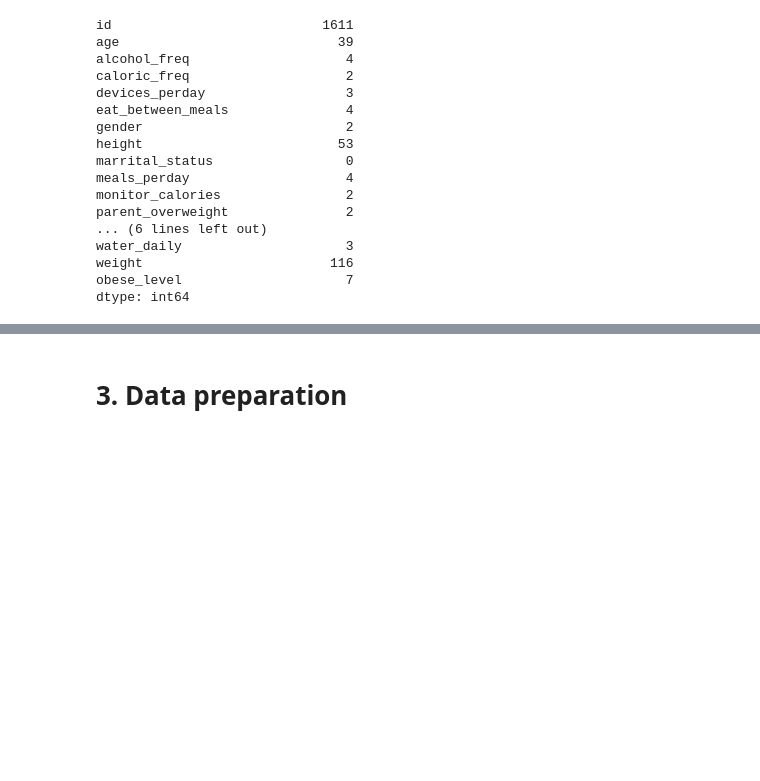
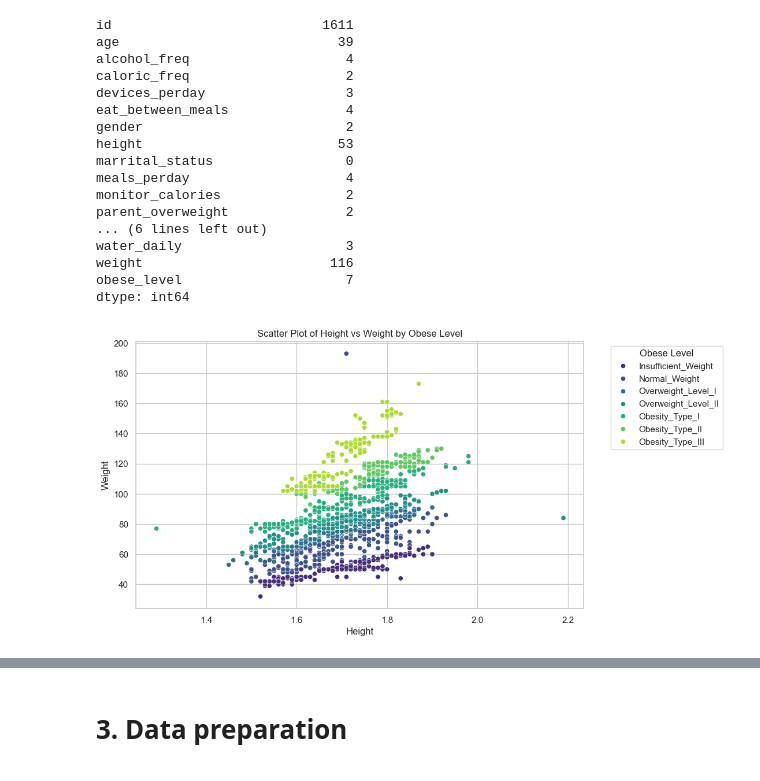
Before and after one commit to 0xMarc0s/IMS_ML_project, a Jupyter notebook: Final_notebooks/Final working Pipeline.ipynb, the cells around one changed output, grey strips where cells are left out. Drawn from its saved outputs; the diff is of its cells as text; code cells hidden in the pictures; blank space fills up the shorter version.

```diff
--- a/Final_notebooks/Final working Pipeline.ipynb
+++ b/Final_notebooks/Final working Pipeline.ipynb
@@ -213,26 +235,30 @@ weight                        116
 obese_level                     7
 dtype: int64
 # %%
-obesity_train_raw['obese_level'] = pd.Categorical(
+obesity_train_raw_EDA = obesity_train_raw.copy() # Preserve original dataframe
+
+obesity_train_raw_EDA['obese_level'] = pd.Categorical(
     obesity_train_raw['obese_level'],
     categories=[
         'Insufficient_Weight',
         'Normal_Weight',
         'Overweight_Level_I',
         'Overweight_Level_II',
         'Obesity_Type_I',
         'Obesity_Type_II',
         'Obesity_Type_III'
     ],
     ordered=True
 )
 
 plt.figure(figsize=(10, 6))
-sns.scatterplot(data=obesity_train_raw, x='height', y='weight', hue='obese_level', palette='viridis')
+sns.scatterplot(data=obesity_train_raw_EDA, x='height', y='weight', hue='obese_level', palette='viridis')
 plt.title('Scatter Plot of Height vs Weight by Obese Level')
 plt.xlabel('Height')
 plt.ylabel('Weight')
 plt.legend(title='Obese Level', bbox_to_anchor=(1.05, 1), loc='upper left')
 plt.show()
+# %% [output]
+[figure, added]
 # %%
 plt.figure(figsize=(10, 6))
```
Also changed, not shown: parts of 44 cells of this notebook, 3 other files.
